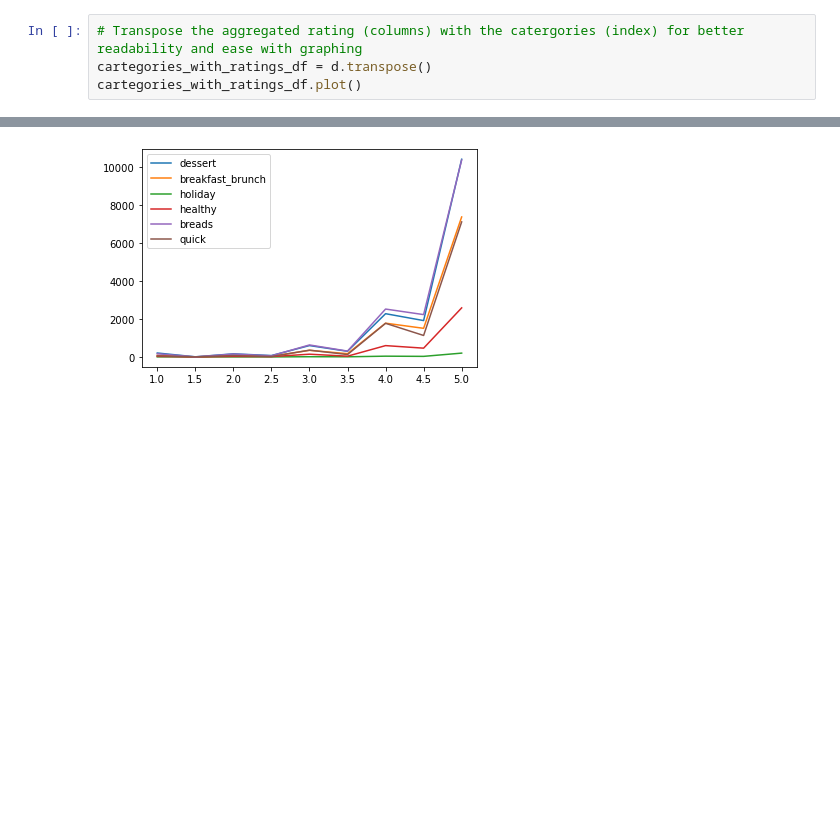
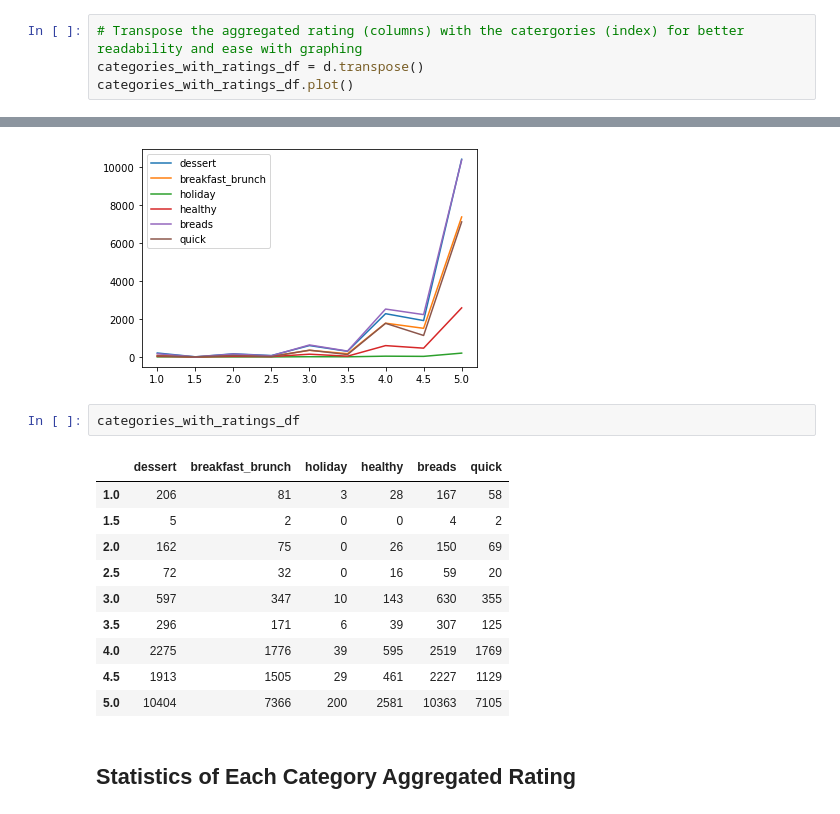
Before and after one commit to JenniferM-BShulyak/recipes_full, a Jupyter notebook: setup_exploration.ipynb, the cells around one changed output, grey strips where cells are left out. Saved outputs shown, nothing was run; the diff lists cells and outputs as text; blank space fills up the shorter version.

Commit message:
Started gathering summary statistics for each category

```diff
--- a/setup_exploration.ipynb
+++ b/setup_exploration.ipynb
@@ -188,8 +224,23 @@ d
 | quick | 58 | 2 | 69 | 20 | 355 | 125 | 1769 | 1129 | 7105 |
 # %%
 # Transpose the aggregated rating (columns) with the catergories (index) for better readability and ease with graphing
-cartegories_with_ratings_df = d.transpose()
-cartegories_with_ratings_df.plot()
+categories_with_ratings_df = d.transpose()
+categories_with_ratings_df.plot()
 # %% [output]
 <AxesSubplot:>
 [figure]
+# %%
+categories_with_ratings_df
+# %% [output]
+|  | dessert | breakfast_brunch | holiday | healthy | breads | quick |
+| 1.0 | 206 | 81 | 3 | 28 | 167 | 58 |
+| 1.5 | 5 | 2 | 0 | 0 | 4 | 2 |
+| 2.0 | 162 | 75 | 0 | 26 | 150 | 69 |
+| 2.5 | 72 | 32 | 0 | 16 | 59 | 20 |
+| 3.0 | 597 | 347 | 10 | 143 | 630 | 355 |
+| 3.5 | 296 | 171 | 6 | 39 | 307 | 125 |
+| 4.0 | 2275 | 1776 | 39 | 595 | 2519 | 1769 |
+| 4.5 | 1913 | 1505 | 29 | 461 | 2227 | 1129 |
+| 5.0 | 10404 | 7366 | 200 | 2581 | 10363 | 7105 |
+# %% [markdown]
+## Statistics of Each Category Aggregated Rating
```
Also changed, not shown: parts of 3 cells of this notebook.
